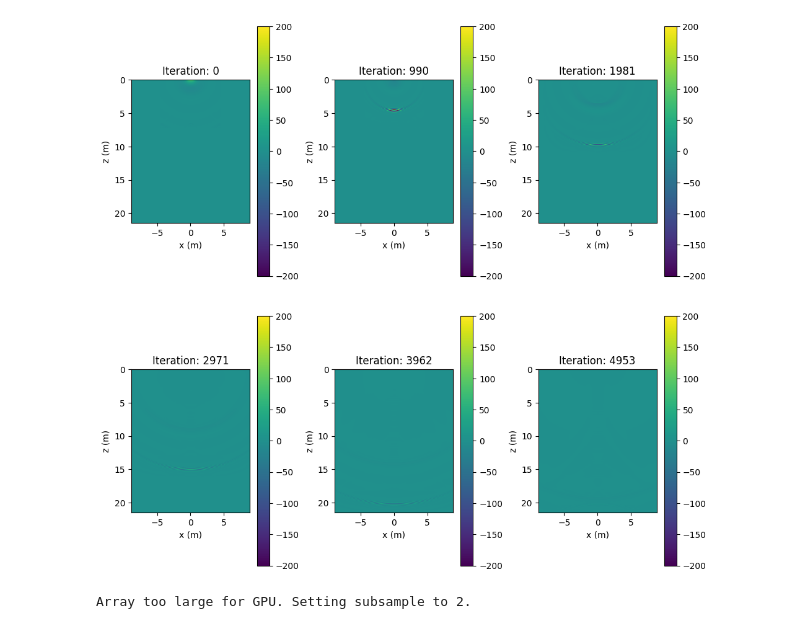
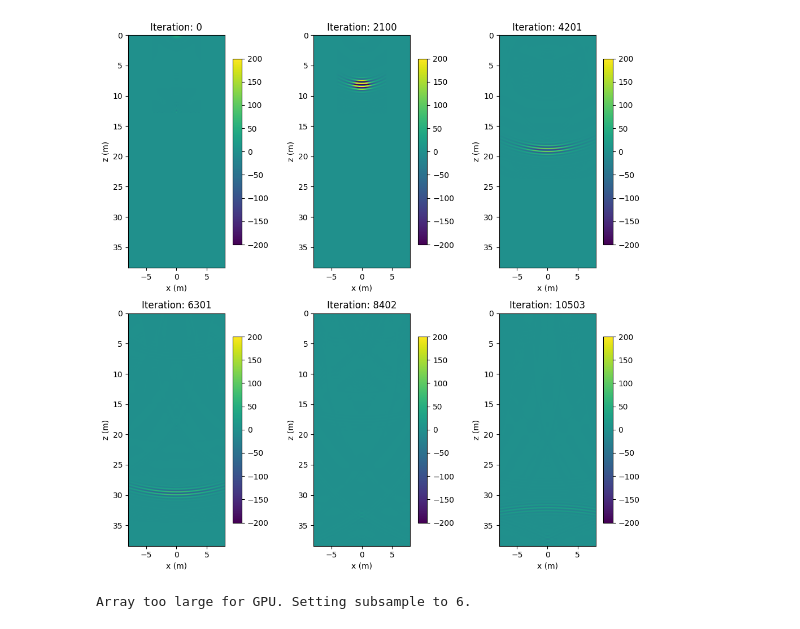
Before and after one commit to JesseDaSnail/MEP_refactored, a Jupyter notebook: main_domain_extender.ipynb, the cells around one changed output. Drawn from its saved outputs; the diff is of its cells as text; code cells hidden in the pictures.

```diff
--- a/main_domain_extender.ipynb
+++ b/main_domain_extender.ipynb
@@ -89,7 +96,0 @@ plt.show()
-# %%
-result = extend_domain(result,
-                       extend_from=13200//result.subsample_time,
-                       depth_multiplier=3,
-                       width_multiplier=2,
-                       cutoff=2*delta_f,
-                       additional_subsampling=3)
@@ -97,0 +97,18 @@ result = extend_domain(result,
+# %%
+############################
+# Perform domain extension #
+############################
+
+# The value of extend_from is the index of the time step to start the domain extension
+# The whole sound pulse should be visible in the domain in order to get correct results.
+# The 6 snapshots plotted earlier can be used for this.
+extend_from = 4200
+
+result = extend_domain(result,
+                       extend_from=extend_from//result.subsample_time,
+                       depth_multiplier=3,
+                       width_multiplier=2,
+                       cutoff=2*delta_f,
+                       additional_subsampling=3)
+
+analyser = SimulationResultAnalyser(result)
@@ -98,6 +118,10 @@ result = extend_domain(result,
 # %%
+################################################
+# Plot pressure field at 6 different timesteps #
+################################################
+
 vlimit = 1e3
 plt.rcParams.update({"font.size": 10})
-result.plot_snapshots(vlimit=vlimit/5, mirror=True)
+analyser.plot_snapshots(vlimit=vlimit/5, mirror=True)
 # %% [output]
-[figure, old version]
+[figure, new version]
@@ -121,5 +128,10 @@ result.plot_snapshots(vlimit=vlimit/5, mirror=True)
-# %%
-frequencies, lobes_array = result.get_lobes_all(scaling_factor=result.sources[0].scaling_factor, subsample=1)
-# %% [output]
-Array too large for GPU. Setting subsample to 2.
+# %%
+###################################
+# Compute beam profile            #
+###################################
+
+frequencies, lobes_array = analyser.get_lobes_all(scaling_factor=result.sources[0].scaling_factor, subsample_space=1)
+# frequencies, lobes_array = analyser.get_lobes_all_split(scaling_factor=result.sources[0].scaling_factor, subsample_space=3)
+# %% [output]
+Array too large for GPU. Setting subsample to 6.
 # %%
```
Also changed, not shown: parts of 13 cells of this notebook.
